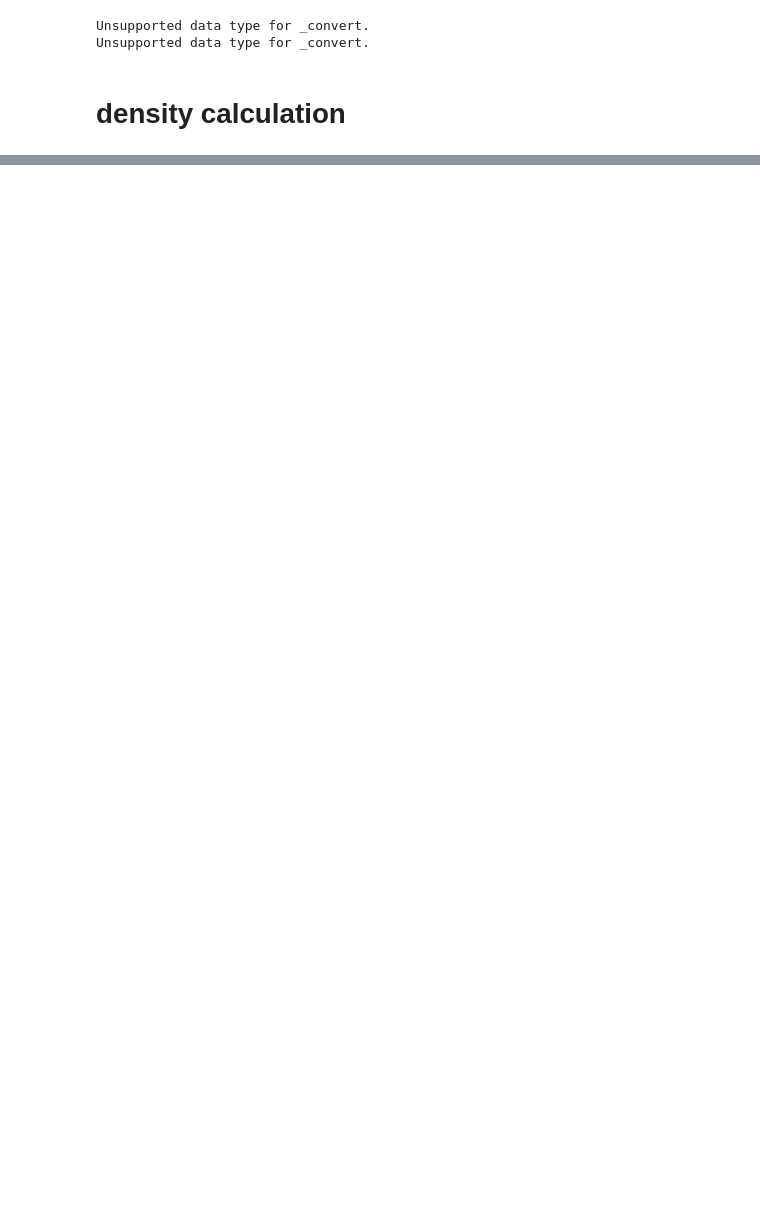
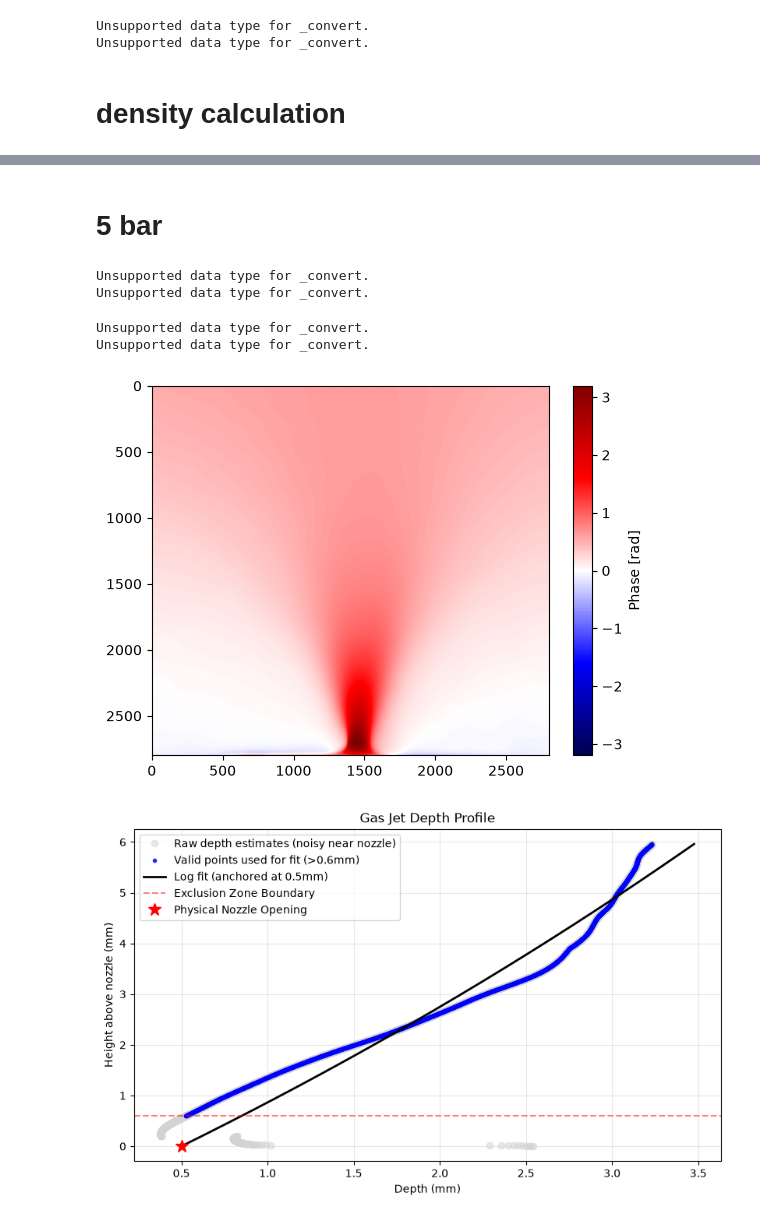
Before and after one commit to MalkaTargetry/nozzle_analysis, a Jupyter notebook: notebooks/nozzle_142.ipynb, the cells around one changed output, grey strips where cells are left out. Drawn from its saved outputs; the diff is of its cells as text; code cells hidden in the pictures; blank space fills up the shorter version.

```diff
--- a/notebooks/nozzle_142.ipynb
+++ b/notebooks/nozzle_142.ipynb
@@ -216,0 +217,62 @@ The 1D theoretical model overestimates the measured mean density by a factor of
+# %% [markdown]
+# 5 bar
+# %%
+hdf5_path_5bar = r"C:\Users\vmlab\Documents\data\files\2026\03\25\Ar-5bar"
+
+# Using the same ROI defined earlier
+ref_img_5, exp_img_5, ref_roi_5, exp_roi_5 = pe.get_interferometry_images(hdf5_path_5bar, roi=roi)
+
+ref_fourier_shifted_5 = pe.get_fourier(ref_roi_5)
+exp_fourier_shifted_5 = pe.get_fourier(exp_roi_5)
+
+dominant_frequency_5 = pe.get_dominant_frequency(ref_fourier_shifted_5, debug=False)
+
+delta_phase_wrapped_5 = pe.get_delta_phase_wrapped(ref_fourier_shifted_5, exp_fourier_shifted_5, dominant_frequency_5, debug=False)
+ref_edge_5, *_ = calib.estimate_nozzle_edge(ref_roi_5)
+x_left_5, x_right_5 = calib.detect_nozzle_x_range(ref_roi_5, ref_edge_5)
+calibrated_phase_perp_5, _ = calib.calibrate_phase(delta_phase_wrapped_5, ref_edge_5, x_left_5, x_right_5, debug=False)
+calibrated_phase_perp_5 = unwrap_phase(calibrated_phase_perp_5)
+# %% [output]
+Unsupported data type for _convert.
+Unsupported data type for _convert.
+# %%
+
+hdf5_path = r"C:\Users\vmlab\Documents\data\files\2026\03\25\Ar-5bar 90deg"
+
+roi = [2000, 5000, 1000, 4000]  # [x_start, x_end, y_start, y_end]
+ref_img, exp_img, ref_roi, exp_roi = pe.get_interferometry_images(hdf5_path, roi=roi)
+
+ref_fourier_shifted = pe.get_fourier(ref_roi)
+exp_fourier_shifted = pe.get_fourier(exp_roi)
+
+dominant_frequency = pe.get_dominant_frequency(ref_fourier_shifted, debug=False)
+
+delta_phase_wrapped = pe.get_delta_phase_wrapped(ref_fourier_shifted, exp_fourier_shifted, dominant_frequency,
+                                                 debug=False)
+ref_edge, *_ = calib.estimate_nozzle_edge(ref_roi)
+x_left_para, x_right_para = calib.detect_nozzle_x_range(ref_roi, ref_edge)
+calibrated_phase_para, _ = calib.calibrate_phase(delta_phase_wrapped, ref_edge, x_left_para, x_right_para, debug=True)
+
+# Crop to 6mm and Flip (so y=0 is the nozzle edge)
+phi_cropped = sa.crop_and_format_phase_map(
+    calibrated_phase_para,
+    nozzle_edge_y=ref_edge,
+    px_to_mm=px_to_mm,
+    max_height_mm=6.0
+)
+
+# Calculate Depth
+y_mm_para, depth_fit_para, depth_debug = sa.estimate_depth_profile(
+    phi_cropped,
+    px_to_mm,
+    nozzle_opening=NOZZLE_OPENING_MM,
+    fit_type="log_constrained",
+    exclude_y_mm=0.6,
+    debug_show=True,
+
+)
+# %% [output]
+Unsupported data type for _convert.
+Unsupported data type for _convert.
+[figure, added]
+[figure, added]
```
Also changed, not shown: parts of 8 cells of this notebook, 4 other files.
